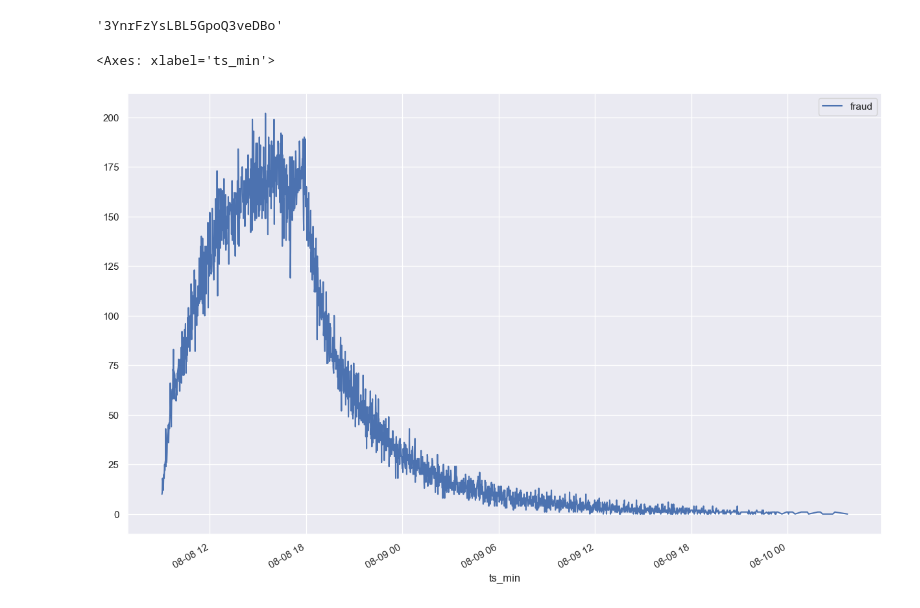
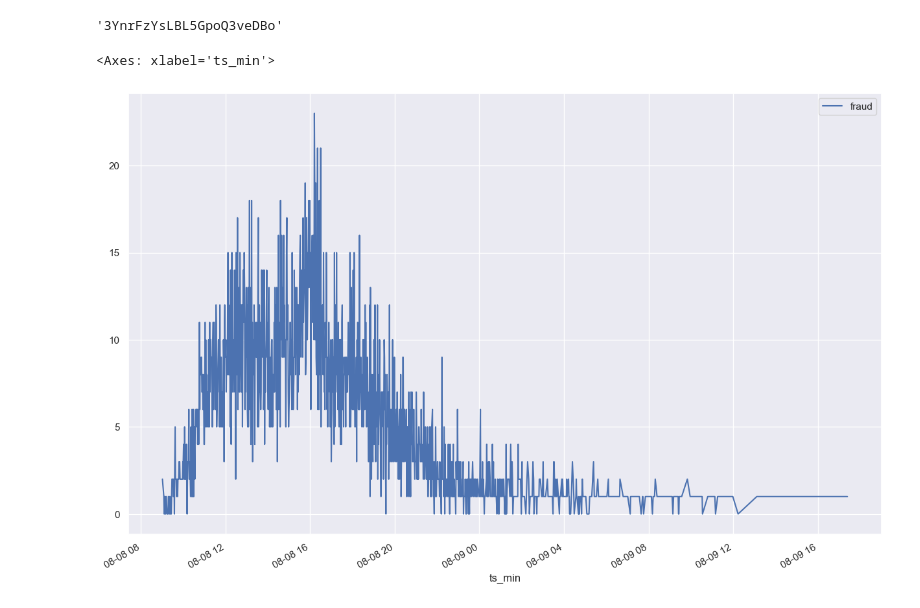
Before and after one commit to Rockfish-Data/public_tutorials, a Jupyter notebook: Demos/Product_Demo_Finance/product_demo_notebook_version.ipynb, the cells around one changed output. Cells and saved outputs as stored; diff of their text form; code cells hidden in the pictures.

Commit message:
Update plots in notebook version

```diff
--- a/Demos/Product_Demo_Finance/product_demo_notebook_version.ipynb
+++ b/Demos/Product_Demo_Finance/product_demo_notebook_version.ipynb
@@ -309,7 +309,7 @@ story_syn = await (await story_workflow.datasets().last()).to_local(conn)
 # %%
 df = story_syn.to_pandas()
 df["ts_min"] = df["timestamp"].dt.ceil('min')
-df.groupby("ts_min")[["fraud"]].agg("sum").plot(figsize=(15, 10))
+df[df["category"] == "transportation"].groupby("ts_min")[["fraud"]].agg("sum").plot(figsize=(15, 10))
 # %% [output]
 <Axes: xlabel='ts_min'>
-[figure, old version]
+[figure, new version]
```
Also changed, not shown: parts of 1 cell of this notebook.
